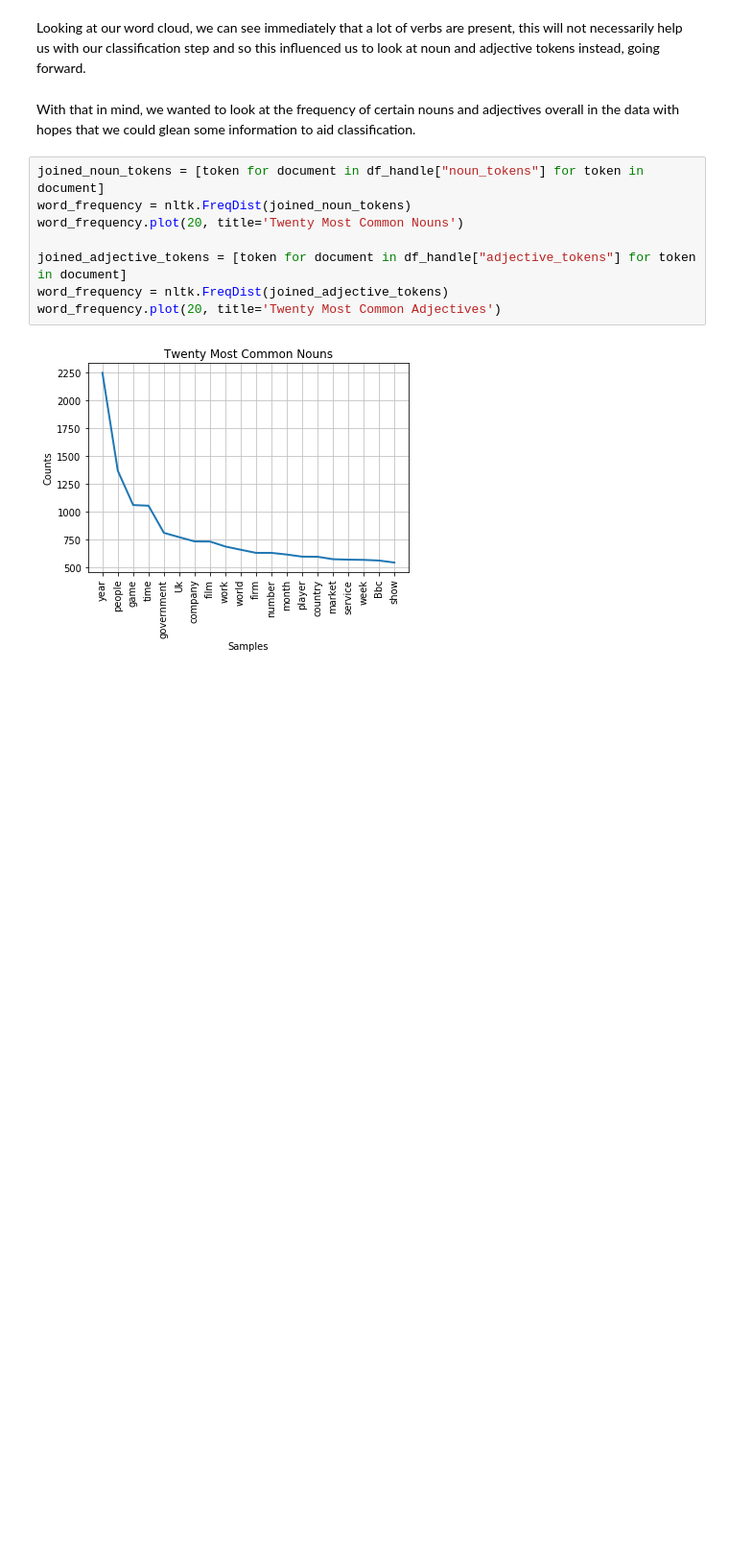
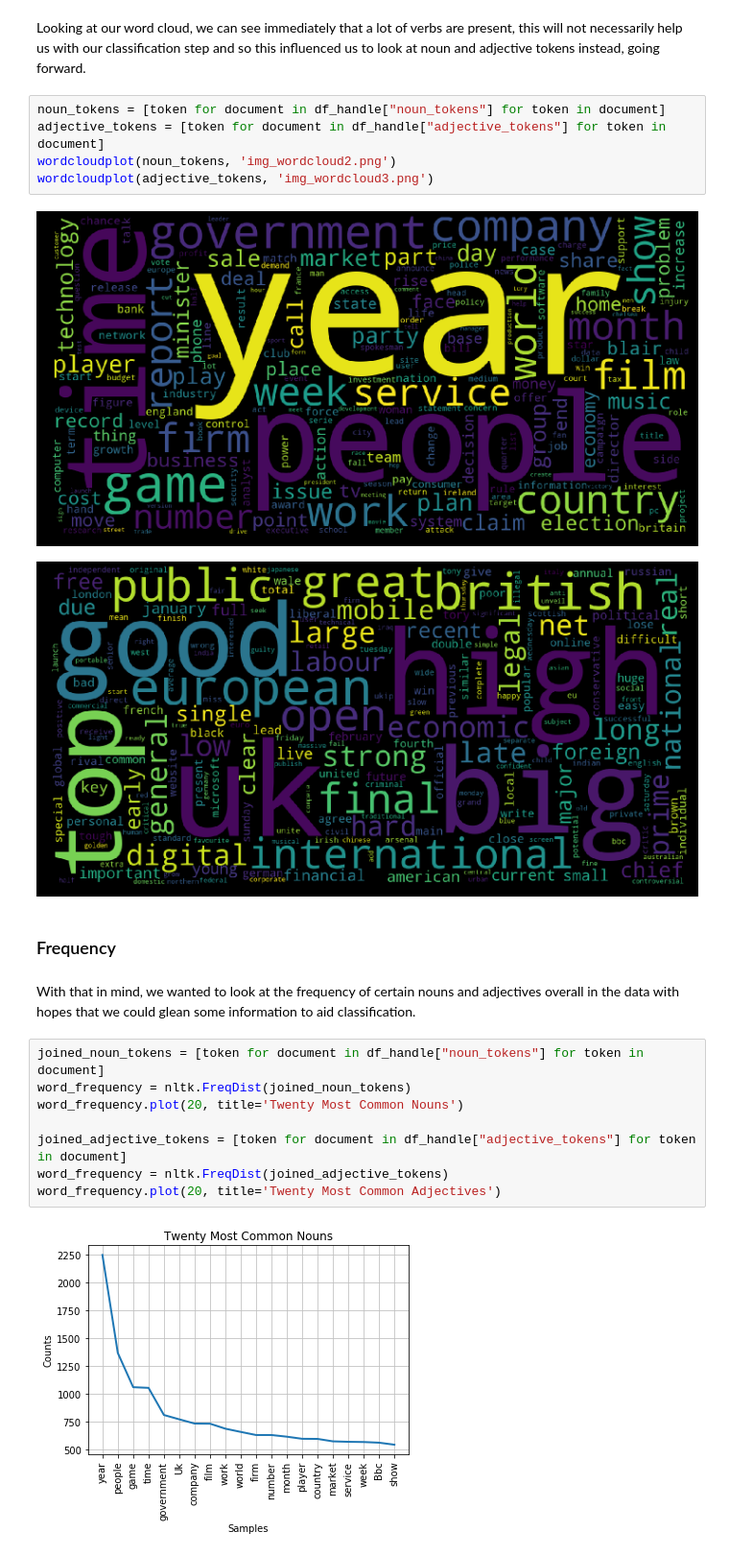
Before and after one commit to L-brierton/Text-Analytics-College-Project, a Jupyter notebook: Homework 2.ipynb, the cells around one changed output. Shown at 96% size. Drawn from its saved outputs; the diff is of its cells as text; blank space fills up the shorter version.

```diff
--- a/Homework 2.ipynb
+++ b/Homework 2.ipynb
@@ -226,5 +226,15 @@ wordcloudplot(all_tokens, 'img_wordcloud.png')
 # %% [markdown]
 Looking at our word cloud, we can see immediately that a lot of verbs are present, this will not necessarily help us with our classification step and so this influenced us to look at noun and adjective tokens instead, going forward.
+# %%
+noun_tokens = [token for document in df_handle["noun_tokens"] for token in document]
+adjective_tokens = [token for document in df_handle["adjective_tokens"] for token in document]
+wordcloudplot(noun_tokens, 'img_wordcloud2.png')
+wordcloudplot(adjective_tokens, 'img_wordcloud3.png')
+# %% [output]
+[figure, added]
+[figure, added]
+# %% [markdown]
+### Frequency
 # %% [markdown]
 With that in mind, we wanted to look at the frequency of certain nouns and adjectives overall in the data with hopes that we could glean some information to aid classification.
 # %%
```
Also changed, not shown: parts of 9 cells of this notebook.
